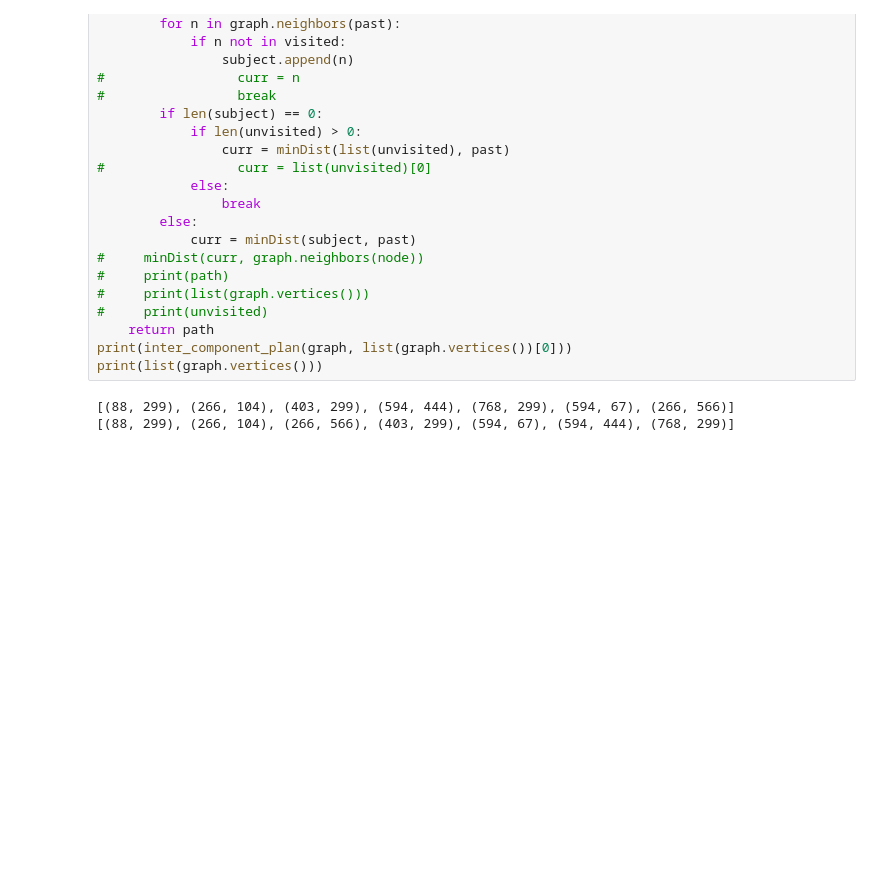
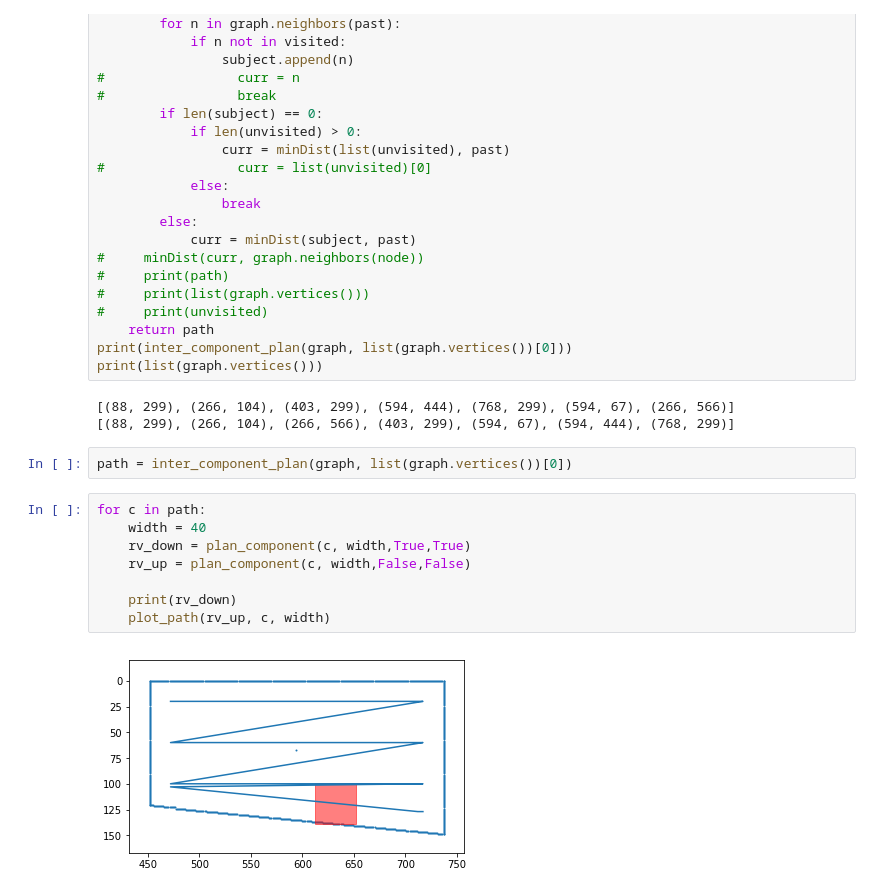
Before and after one commit to k-ravuri/swept, a Jupyter notebook: planning/planning.ipynb, the cells around one changed output. Saved outputs shown, nothing was run; the diff lists cells and outputs as text; blank space fills up the shorter version.

Commit message:
added the new visualization

```diff
--- a/planning/planning.ipynb
+++ b/planning/planning.ipynb
@@ -483,3 +482,15 @@ print(list(graph.vertices()))
 # %% [output]
 [(88, 299), (266, 104), (403, 299), (594, 444), (768, 299), (594, 67), (266, 566)]
 [(88, 299), (266, 104), (266, 566), (403, 299), (594, 67), (594, 444), (768, 299)]
+# %%
+path = inter_component_plan(graph, list(graph.vertices())[0])
+# %%
+for c in path:
+    width = 40
+    rv_down = plan_component(c, width,True,True)
+    rv_up = plan_component(c, width,False,False)
+
+    print(rv_down)
+    plot_path(rv_up, c, width)
+# %% [output]
+[figure, added]
```
Also changed, not shown: parts of 1 cell of this notebook.
